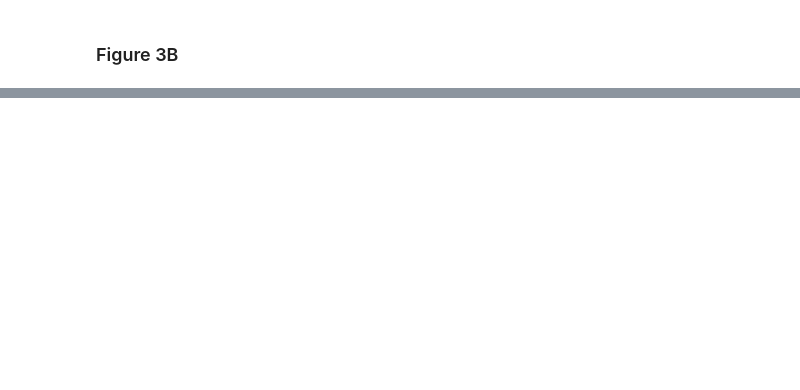
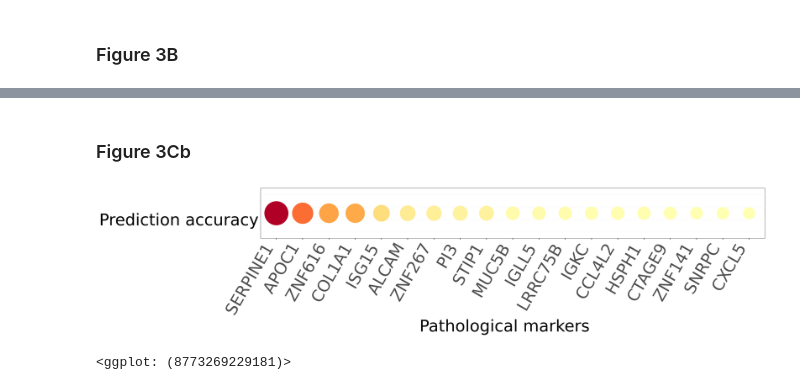
Before and after one commit to thjimmylee/UKCIC-COVID19-paper-figures, a Jupyter notebook: spatial_1/notebooks/Figure3.ipynb, the cells around one changed output, grey strips where cells are left out. Drawn from its saved outputs; the diff is of its cells as text; code cells hidden in the pictures; blank space fills up the shorter version.

```diff
--- a/spatial_1/notebooks/Figure3.ipynb
+++ b/spatial_1/notebooks/Figure3.ipynb
@@ -141,0 +149,32 @@ sc.pl.dotplot(adata=sp_adata, var_names = feature_selected_to_plot,
+# %% [markdown]
+### Figure 3Cb
+# %%
+gene_list_rf=pd.read_csv('/home/jovyan/projects/nanostring-covid/data/jae-won/random_forest_all_sample_var1000_importance.csv', sep=',', index_col=0)
+gene_list_rf['gene']=gene_list_rf.index
+gene_list_rf=gene_list_rf[gene_list_rf.gene != "BAGE5" ] # not availabe in sc/sn data
+selected_top20_markers = gene_list_rf.iloc[0:19]
+# %%
+plotnine.options.figure_size=(20,2)
+plotnine.options.dpi = dpi
+
+p1 = (
+    ggplot() +
+    geom_point( data = selected_top20_markers, mapping = aes( x = "reorder(gene, -x)", y = "1", fill = "x", size = "x"), colour = "white") +
+    theme_bw() +
+    theme(axis_text_x = element_text(angle = 60, vjust = 1, hjust=1, size=36),
+          axis_text_y = element_blank(),
+          axis_title_y = element_text(angle = 0, vjust = 1, hjust = 1),
+          title= element_text(size = 36),
+          panel_grid_major_x = element_blank(),
+          panel_grid_major_y = element_blank(),
+          axis_ticks_major_y = element_blank(),
+          legend_position = "none" ) +
+    scale_size_continuous(range=[15,30]) +
+    scale_fill_distiller(palette = 18, direction = 1 ) +
+    xlab("Pathological markers") + ylab("Prediction accuracy")
+)
+
+p1
+# %% [output]
+[figure, added]
+<ggplot: (8773269229181)>
```
Also changed, not shown: parts of 5 cells of this notebook, 2 other files.
